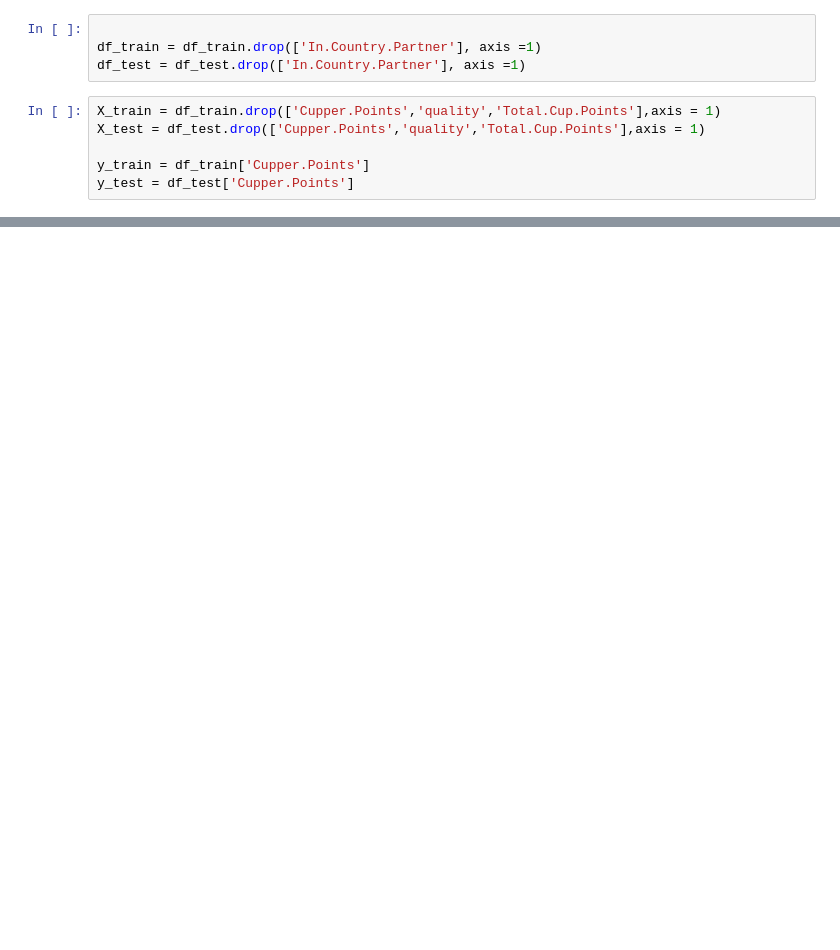
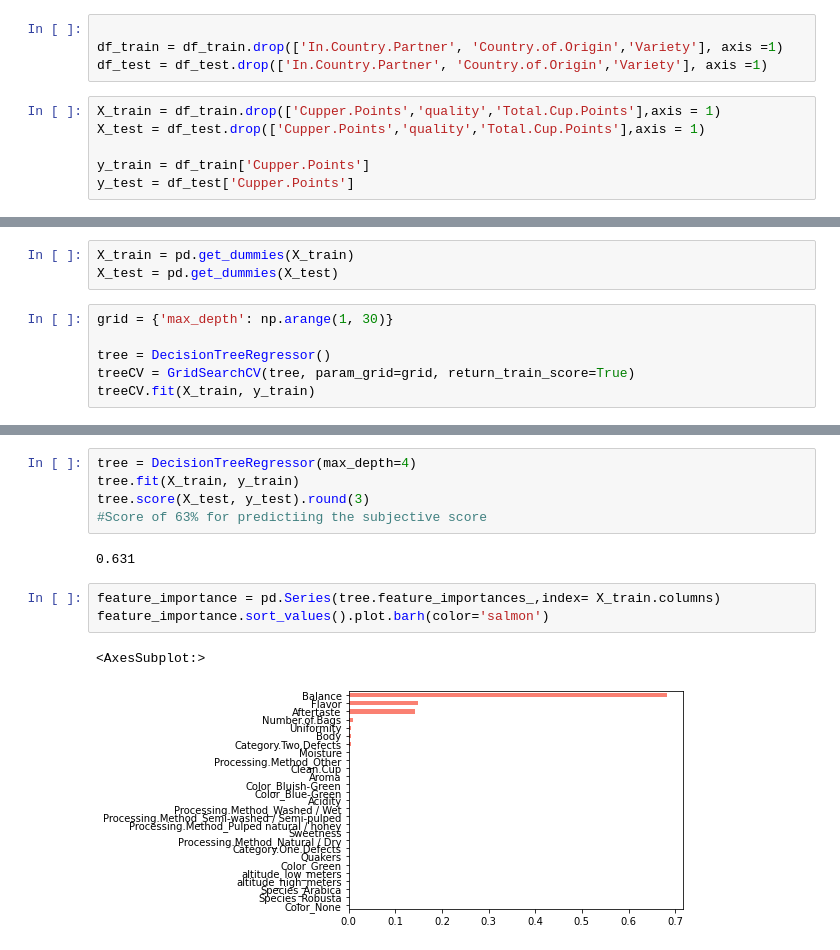
Before and after one commit to rhit-koenignm/CSSE415-CoffeeProject, a Jupyter notebook: cupper_points.ipynb, the cells around one changed output, grey strips where cells are left out. Cells and saved outputs as stored; diff of their text form; blank space fills up the shorter version.

Commit message:
decisionTree trained

```diff
--- a/cupper_points.ipynb
+++ b/cupper_points.ipynb
@@ -22,8 +21,8 @@ df_train.head()
 5 rows × 25 columns
 # %%
 
-df_train = df_train.drop(['In.Country.Partner'], axis =1)
-df_test = df_test.drop(['In.Country.Partner'], axis =1)
+df_train = df_train.drop(['In.Country.Partner', 'Country.of.Origin','Variety'], axis =1)
+df_test = df_test.drop(['In.Country.Partner', 'Country.of.Origin','Variety'], axis =1)
 # %%
 X_train = df_train.drop(['Cupper.Points','quality','Total.Cup.Points'],axis = 1)
 X_test = df_test.drop(['Cupper.Points','quality','Total.Cup.Points'],axis = 1)
@@ -42,0 +32,9 @@ X_train.head()
+# %%
+X_train = pd.get_dummies(X_train)
+X_test = pd.get_dummies(X_test)
+# %%
+grid = {'max_depth': np.arange(1, 30)}
+
+tree = DecisionTreeRegressor()
+treeCV = GridSearchCV(tree, param_grid=grid, return_train_score=True)
+treeCV.fit(X_train, y_train)
@@ -42,0 +52,13 @@ X_train.head()
+# %%
+tree = DecisionTreeRegressor(max_depth=4)
+tree.fit(X_train, y_train)
+tree.score(X_test, y_test).round(3)
+#Score of 63% for predictiing the subjective score
+# %% [output]
+0.631
+# %%
+feature_importance = pd.Series(tree.feature_importances_,index= X_train.columns)
+feature_importance.sort_values().plot.barh(color='salmon')
+# %% [output]
+<AxesSubplot:>
+[figure, added]
```
Also changed, not shown: parts of 4 cells of this notebook.
